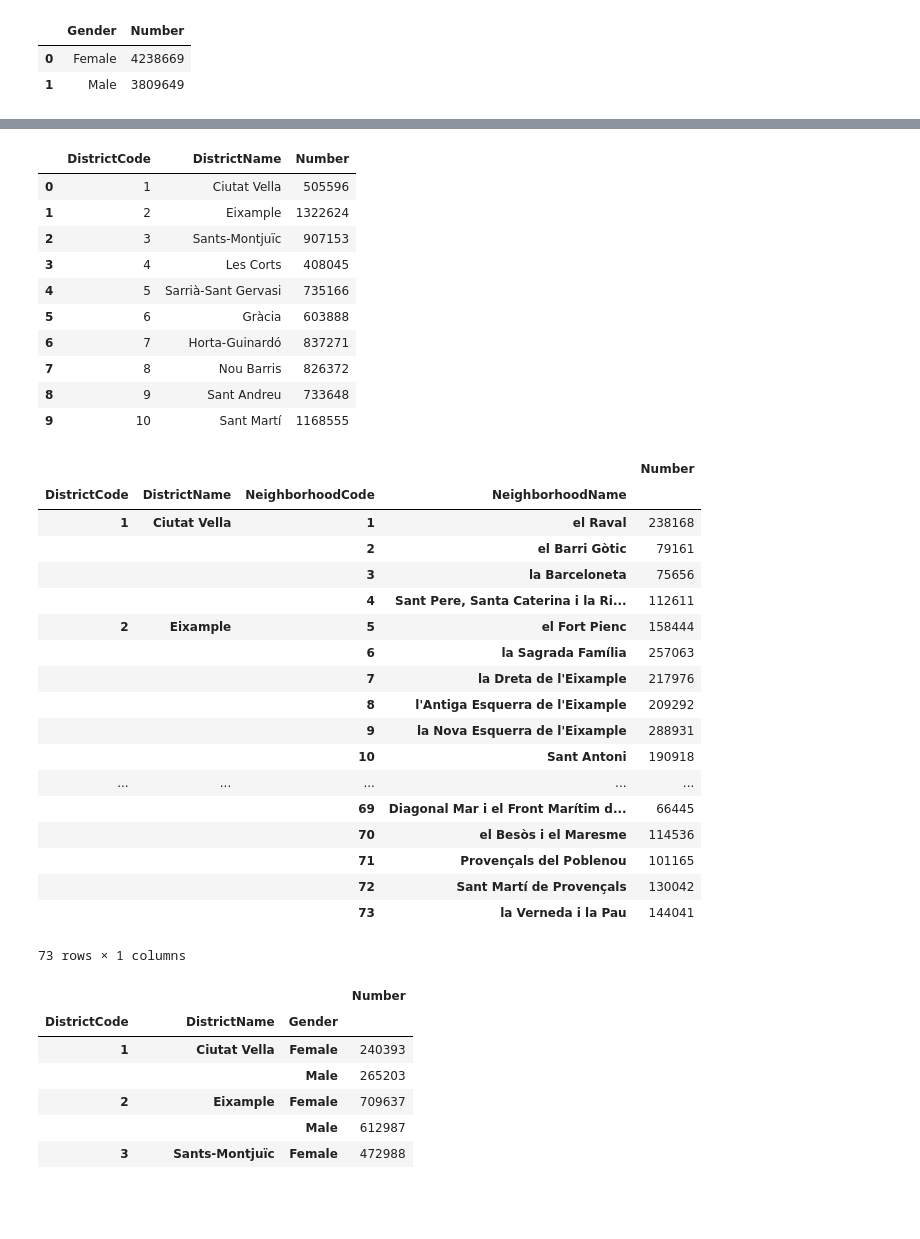
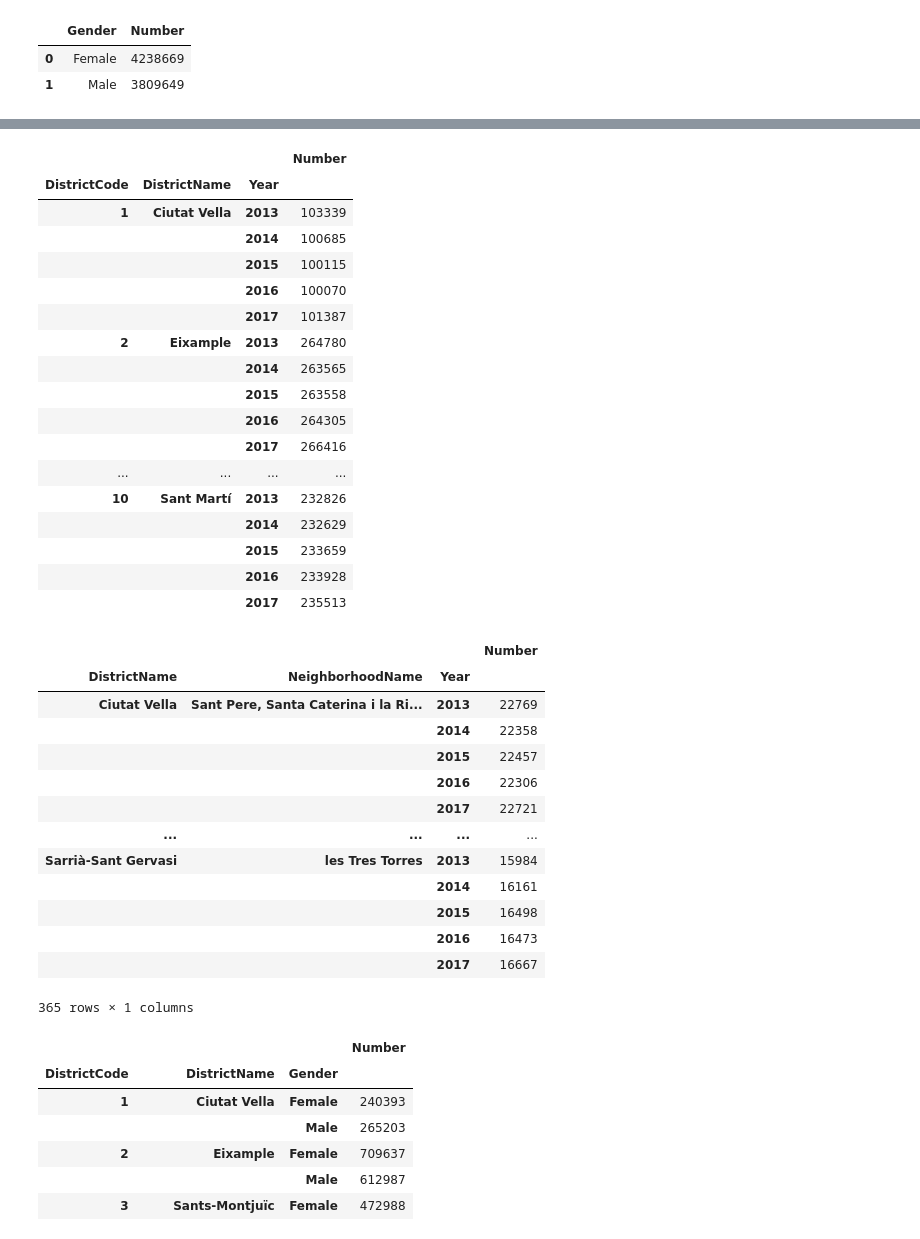
Before and after one commit to AlfaisalGassim/Barcelona_EDA, a Jupyter notebook: exploration.ipynb, the cells around one changed output, grey strips where cells are left out. Saved outputs shown, nothing was run; the diff lists cells and outputs as text; code cells hidden in the pictures; blank space fills up the shorter version.

```diff
--- a/exploration.ipynb
+++ b/exploration.ipynb
@@ -180,39 +213,41 @@ popul_data.Number.sum()
 # %%
-(popul_data.groupby(["DistrictCode","DistrictName"])["Number"].sum()).to_frame().reset_index()
+(popul_data.groupby(["DistrictCode","DistrictName","Year"])["Number"].sum()).to_frame()
 # %% [output]
-|  | DistrictCode | DistrictName | Number |
-| 0 | 1 | Ciutat Vella | 505596 |
-| 1 | 2 | Eixample | 1322624 |
-| 2 | 3 | Sants-Montjuïc | 907153 |
-| 3 | 4 | Les Corts | 408045 |
-| 4 | 5 | Sarrià-Sant Gervasi | 735166 |
-| 5 | 6 | Gràcia | 603888 |
-| 6 | 7 | Horta-Guinardó | 837271 |
-| 7 | 8 | Nou Barris | 826372 |
-| 8 | 9 | Sant Andreu | 733648 |
-| 9 | 10 | Sant Martí | 1168555 |
+|  |  |  | Number |
+| DistrictCode | DistrictName | Year |  |
+| 1 | Ciutat Vella | 2013 | 103339 |
+|  |  | 2014 | 100685 |
+|  |  | 2015 | 100115 |
+|  |  | 2016 | 100070 |
+|  |  | 2017 | 101387 |
+| 2 | Eixample | 2013 | 264780 |
+|  |  | 2014 | 263565 |
+|  |  | 2015 | 263558 |
+|  |  | 2016 | 264305 |
+|  |  | 2017 | 266416 |
+| ... | ... | ... | ... |
+| 10 | Sant Martí | 2013 | 232826 |
+|  |  | 2014 | 232629 |
+|  |  | 2015 | 233659 |
+|  |  | 2016 | 233928 |
+|  |  | 2017 | 235513 |
 # %%
-(popul_data.groupby(["DistrictCode","DistrictName","NeighborhoodCode","NeighborhoodName"])["Number"].sum()).to_frame()
+(popul_data.groupby(["DistrictName","NeighborhoodName","Year"])["Number"].sum()).to_frame()
 # %% [output]
-|  |  |  |  | Number |
-| DistrictCode | DistrictName | NeighborhoodCode | NeighborhoodName |  |
-| 1 | Ciutat Vella | 1 | el Raval | 238168 |
-|  |  | 2 | el Barri Gòtic | 79161 |
-|  |  | 3 | la Barceloneta | 75656 |
-|  |  | 4 | Sant Pere, Santa Caterina i la Ri... | 112611 |
-| 2 | Eixample | 5 | el Fort Pienc | 158444 |
-|  |  | 6 | la Sagrada Família | 257063 |
-|  |  | 7 | la Dreta de l'Eixample | 217976 |
-|  |  | 8 | l'Antiga Esquerra de l'Eixample | 209292 |
-|  |  | 9 | la Nova Esquerra de l'Eixample | 288931 |
-|  |  | 10 | Sant Antoni | 190918 |
-| ... | ... | ... | ... | ... |
-|  |  | 69 | Diagonal Mar i el Front Marítim d... | 66445 |
-|  |  | 70 | el Besòs i el Maresme | 114536 |
-|  |  | 71 | Provençals del Poblenou | 101165 |
-|  |  | 72 | Sant Martí de Provençals | 130042 |
-|  |  | 73 | la Verneda i la Pau | 144041 |
+|  |  |  | Number |
+| DistrictName | NeighborhoodName | Year |  |
+| Ciutat Vella | Sant Pere, Santa Caterina i la Ri... | 2013 | 22769 |
+|  |  | 2014 | 22358 |
+|  |  | 2015 | 22457 |
+|  |  | 2016 | 22306 |
+|  |  | 2017 | 22721 |
+| ... | ... | ... | ... |
+| Sarrià-Sant Gervasi | les Tres Torres | 2013 | 15984 |
+|  |  | 2014 | 16161 |
+|  |  | 2015 | 16498 |
+|  |  | 2016 | 16473 |
+|  |  | 2017 | 16667 |
-73 rows × 1 columns
+365 rows × 1 columns
 # %%
 (popul_data.groupby(["DistrictCode","DistrictName","Gender"])["Number"].sum()).to_frame()
 # %% [output]
```
Also changed, not shown: parts of 12 cells of this notebook.
